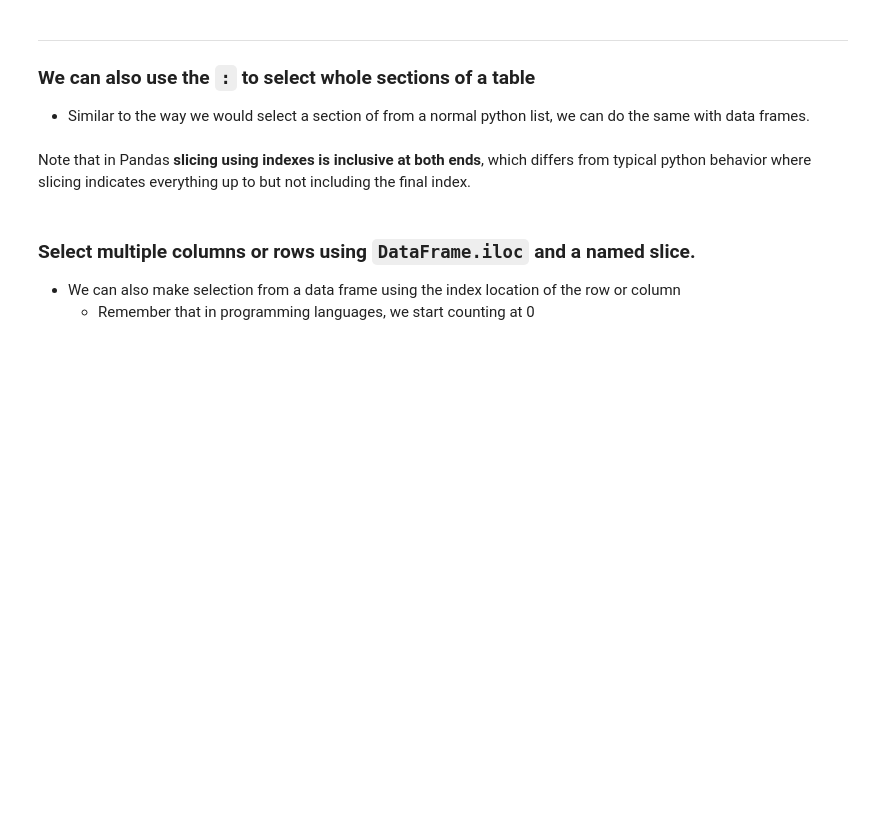
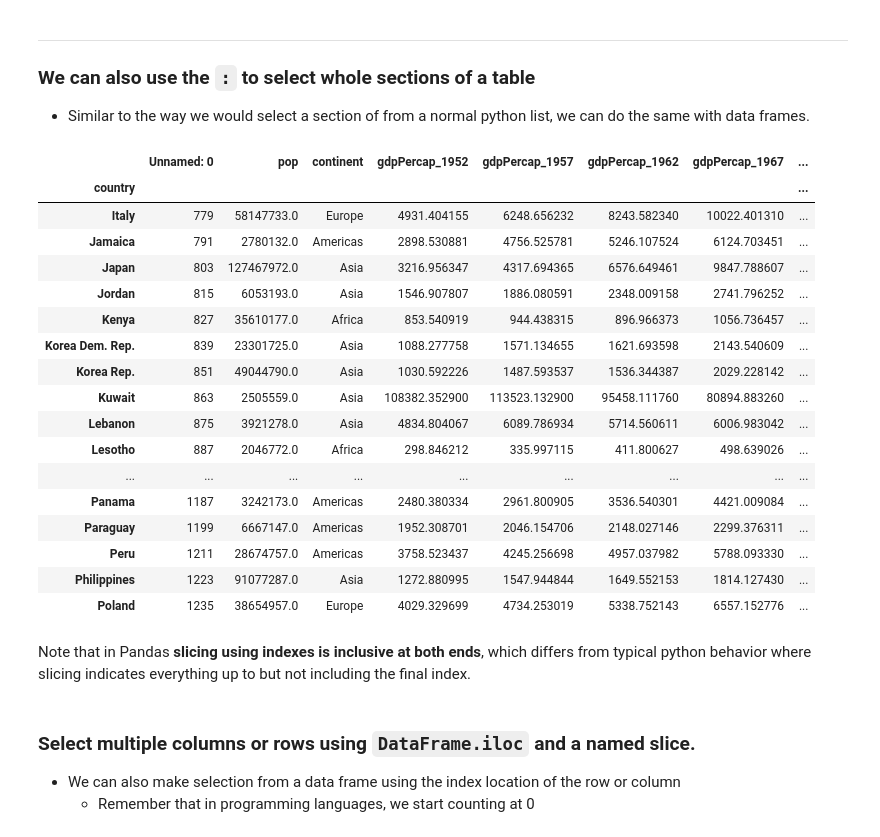
Before and after one commit to drakeasberry/2019-02-23-WorkshopResources, a Jupyter notebook: python-lessons/05 - Working With Pandas Data Frames.ipynb, the cells around one changed output. Saved outputs shown, nothing was run; the diff lists cells and outputs as text; code cells hidden in the pictures; blank space fills up the shorter version.

```diff
--- a/python-lessons/05 - Working With Pandas Data Frames.ipynb
+++ b/python-lessons/05 - Working With Pandas Data Frames.ipynb
@@ -382,2 +524,4 @@ df = pandas.read_csv('data/gapminder_Europe.csv', index_col='country')
 # %%
 # Print the GDP per capita for all countries in 1952
+df_all3 = pd.read_csv('gapminder_All.csv',index_col='country')
+df_all3.loc[:,'gdpPercap_1952']
@@ -396,6 +599,26 @@ df = pandas.read_csv('data/gapminder_Europe.csv', index_col='country')
 * Similar to the way we would select a section of from a normal python list, we can do the same with data frames.
 # %%
 # Print a selection of all countries in the table from Italy to Poland from years 1962 to 1972
+df_all3.loc['Italy':'Poland']
+# %% [output]
+|  | Unnamed: 0 | pop | continent | gdpPercap_1952 | gdpPercap_1957 | gdpPercap_1962 | gdpPercap_1967 | ... |
+| country |  |  |  |  |  |  |  | ... |
+| Italy | 779 | 58147733.0 | Europe | 4931.404155 | 6248.656232 | 8243.582340 | 10022.401310 | ... |
+| Jamaica | 791 | 2780132.0 | Americas | 2898.530881 | 4756.525781 | 5246.107524 | 6124.703451 | ... |
+| Japan | 803 | 127467972.0 | Asia | 3216.956347 | 4317.694365 | 6576.649461 | 9847.788607 | ... |
+| Jordan | 815 | 6053193.0 | Asia | 1546.907807 | 1886.080591 | 2348.009158 | 2741.796252 | ... |
+| Kenya | 827 | 35610177.0 | Africa | 853.540919 | 944.438315 | 896.966373 | 1056.736457 | ... |
+| Korea Dem. Rep. | 839 | 23301725.0 | Asia | 1088.277758 | 1571.134655 | 1621.693598 | 2143.540609 | ... |
+| Korea Rep. | 851 | 49044790.0 | Asia | 1030.592226 | 1487.593537 | 1536.344387 | 2029.228142 | ... |
+| Kuwait | 863 | 2505559.0 | Asia | 108382.352900 | 113523.132900 | 95458.111760 | 80894.883260 | ... |
+| Lebanon | 875 | 3921278.0 | Asia | 4834.804067 | 6089.786934 | 5714.560611 | 6006.983042 | ... |
+| Lesotho | 887 | 2046772.0 | Africa | 298.846212 | 335.997115 | 411.800627 | 498.639026 | ... |
+| ... | ... | ... | ... | ... | ... | ... | ... | ... |
+| Panama | 1187 | 3242173.0 | Americas | 2480.380334 | 2961.800905 | 3536.540301 | 4421.009084 | ... |
+| Paraguay | 1199 | 6667147.0 | Americas | 1952.308701 | 2046.154706 | 2148.027146 | 2299.376311 | ... |
+| Peru | 1211 | 28674757.0 | Americas | 3758.523437 | 4245.256698 | 4957.037982 | 5788.093330 | ... |
+| Philippines | 1223 | 91077287.0 | Asia | 1272.880995 | 1547.944844 | 1649.552153 | 1814.127430 | ... |
+| Poland | 1235 | 38654957.0 | Europe | 4029.329699 | 4734.253019 | 5338.752143 | 6557.152776 | ... |
 # %% [markdown]
 Note that in Pandas **slicing using indexes is inclusive at both ends**, which differs from typical python behavior where slicing indicates everything up to but not including the final index.
 # %% [markdown]
```
Also changed, not shown: parts of 43 cells of this notebook, 1 other file.
